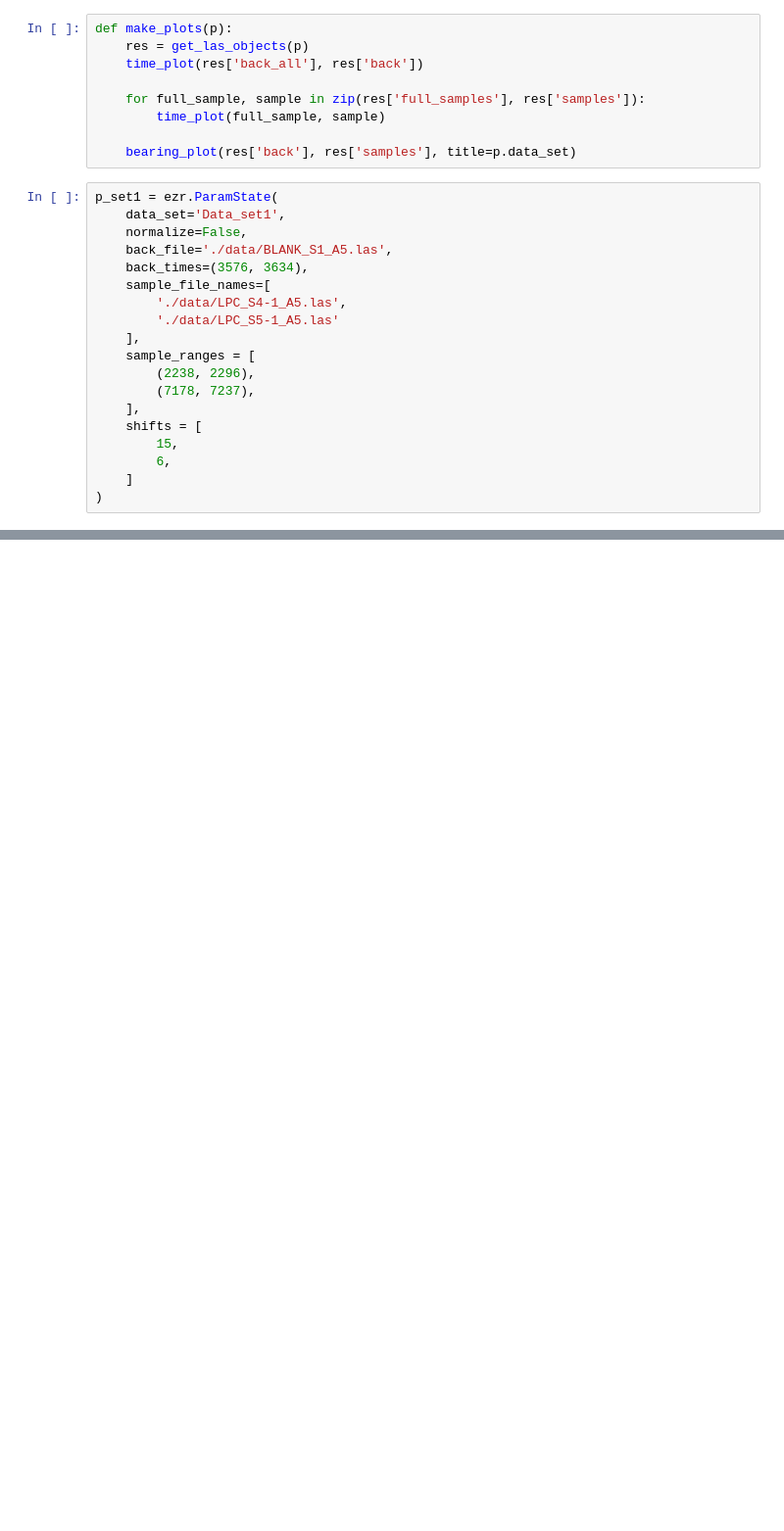
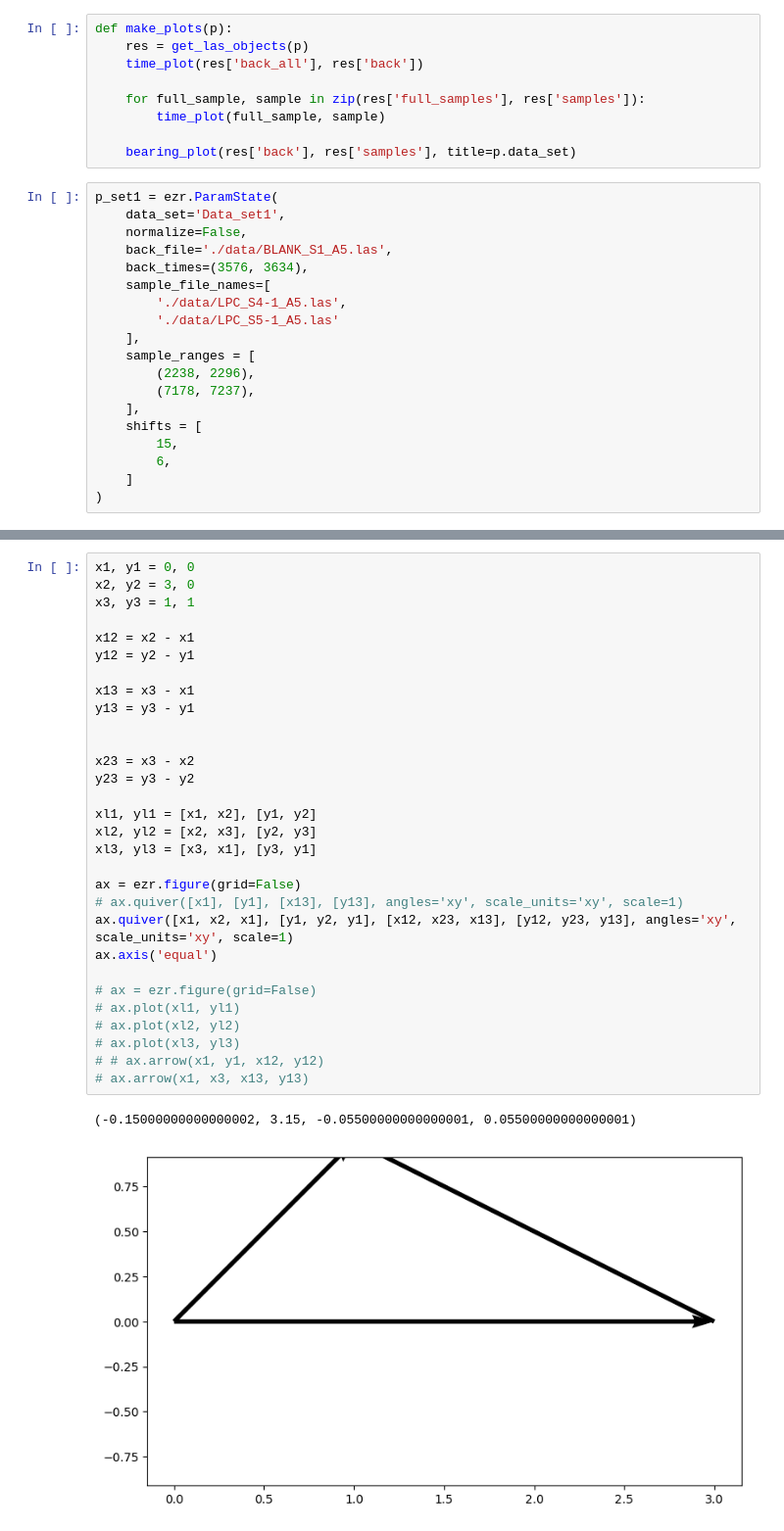
Before and after one commit to robdmc/braket_cable_angle, a Jupyter notebook: curve_shape/paper_figures.ipynb, the cells around one changed output, grey strips where cells are left out. Shown at 98% size. Saved outputs shown, nothing was run; the diff lists cells and outputs as text; blank space fills up the shorter version.

```diff
--- a/curve_shape/paper_figures.ipynb
+++ b/curve_shape/paper_figures.ipynb
@@ -172,0 +229,33 @@ _;
+# %%
+x1, y1 = 0, 0
+x2, y2 = 3, 0
+x3, y3 = 1, 1
+
+x12 = x2 - x1
+y12 = y2 - y1
+
+x13 = x3 - x1
+y13 = y3 - y1
+
+
+x23 = x3 - x2
+y23 = y3 - y2
+
+xl1, yl1 = [x1, x2], [y1, y2]
+xl2, yl2 = [x2, x3], [y2, y3]
+xl3, yl3 = [x3, x1], [y3, y1]
+
+ax = ezr.figure(grid=False)
+# ax.quiver([x1], [y1], [x13], [y13], angles='xy', scale_units='xy', scale=1)
+ax.quiver([x1, x2, x1], [y1, y2, y1], [x12, x23, x13], [y12, y23, y13], angles='xy', scale_units='xy', scale=1)
+ax.axis('equal')
+
+# ax = ezr.figure(grid=False)
+# ax.plot(xl1, yl1)
+# ax.plot(xl2, yl2)
+# ax.plot(xl3, yl3)
+# # ax.arrow(x1, y1, x12, y12)
+# ax.arrow(x1, x3, x13, y13)
+# %% [output]
+(-0.15000000000000002, 3.15, -0.05500000000000001, 0.05500000000000001)
+[figure, added]
```
Also changed, not shown: parts of 5 cells of this notebook, 1 other file.
